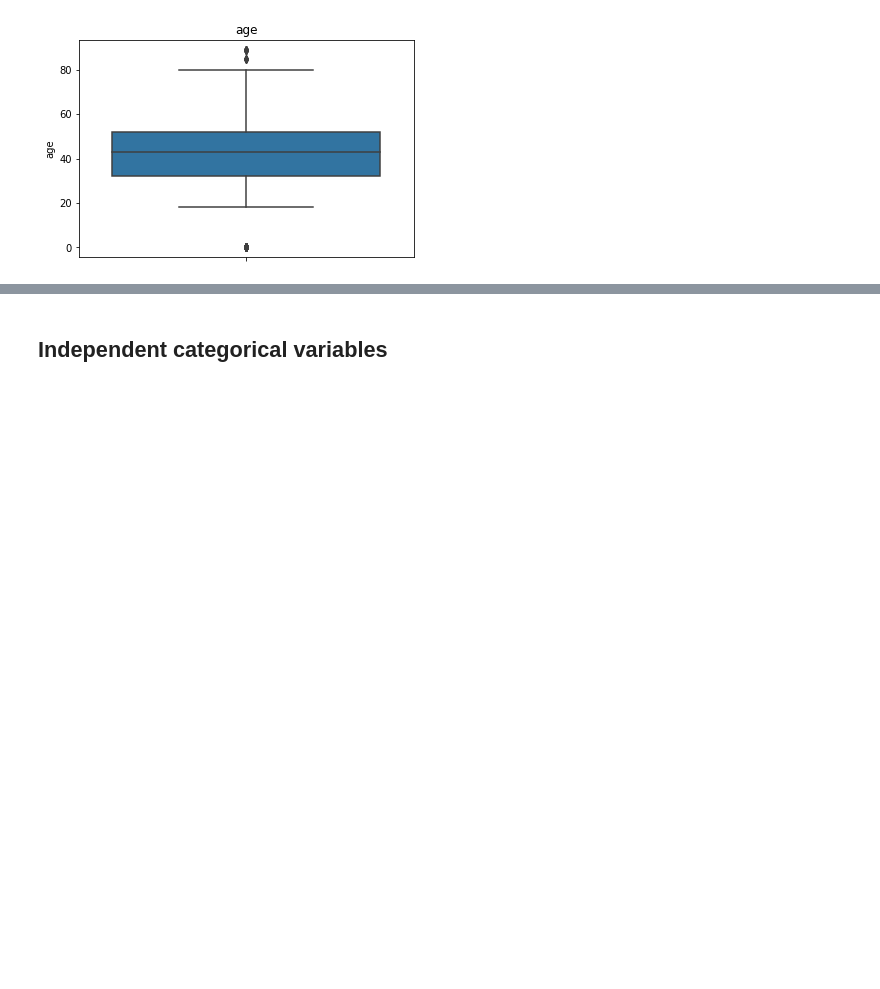
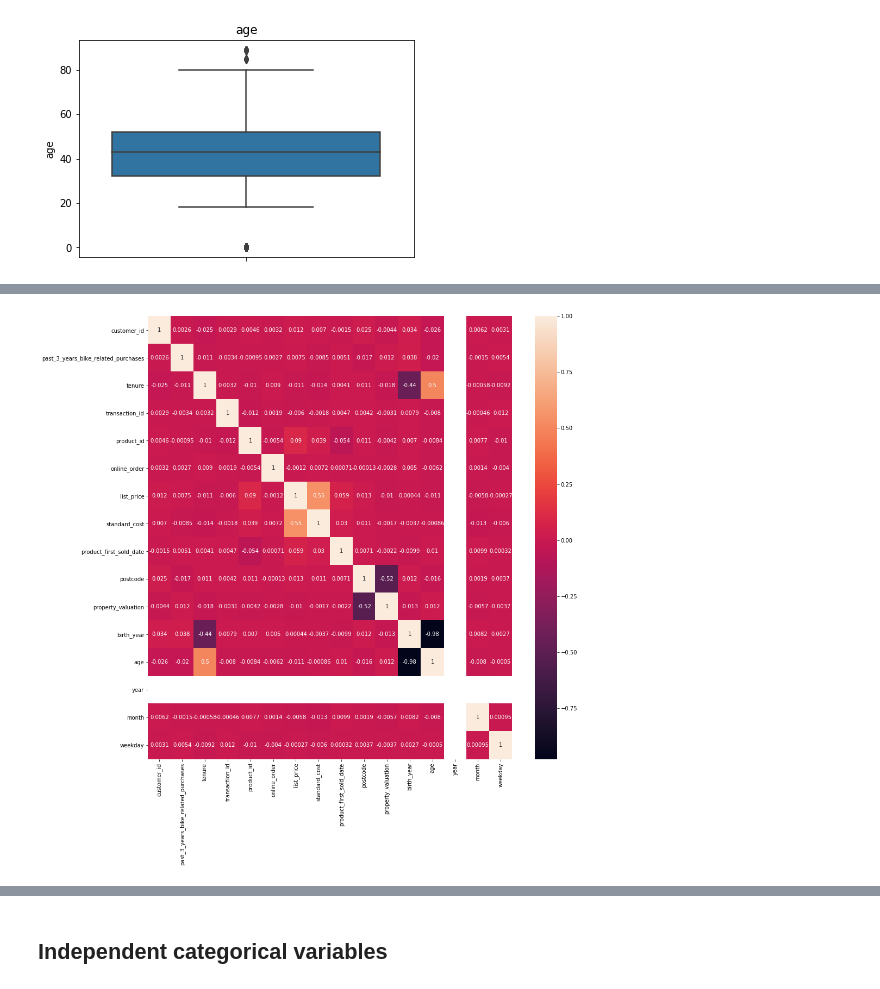
Before and after one commit to prashantlal56/KPMG_virtual_internship, a Jupyter notebook: Task_2.ipynb, the cells around one changed output, grey strips where cells are left out. Cells and saved outputs as stored; diff of their text form; code cells hidden in the pictures; blank space fills up the shorter version.

```diff
--- a/Task_2.ipynb
+++ b/Task_2.ipynb
@@ -381,0 +483,21 @@ target_columns
+# %%
+age_buckets = [0,18,25,35,45,55,65,1000]
+age_labels = ['0-18','18-25','25-35','35-45','45-55','55-65','>65']
+
+tenure_buckets = [0,5,10,15,20,1000]
+tenure_labels = ['0-5','5-10','10-15','15-20','>20']
+
+property_valuation_buckets = [0,6,10,1000]
+property_valuation_labels = ['0-6','6-10','>10']
+
+df['age_buckets_labels'] = pd.cut(df['age'], bins=age_buckets, labels=age_labels, include_lowest=True)
+df['age_buckets'] = pd.cut(df['age'], bins=age_buckets, include_lowest=True)
+
+df['tenure_buckets_labels'] = pd.cut(df['tenure'], bins=tenure_buckets, labels=tenure_labels, include_lowest=True)
+df['tenure_buckets'] = pd.cut(df['tenure'], bins=tenure_buckets, include_lowest=True)
+
+df['property_valuation_buckets_labels'] = pd.cut(df['property_valuation'], bins=property_valuation_buckets,
+                                                 labels=property_valuation_labels, include_lowest=True)
+df['property_valuation_buckets'] = pd.cut(df['property_valuation'], bins=property_valuation_buckets, include_lowest=True)
+
+df.head(5)
@@ -381,0 +516,6 @@ target_columns
+# %%
+plt.figure(figsize = (15,15))
+sns.heatmap(df.corr(), annot=True)
+plt.show()
+# %% [output]
+[figure, added]
```
Also changed, not shown: parts of 41 cells of this notebook.
